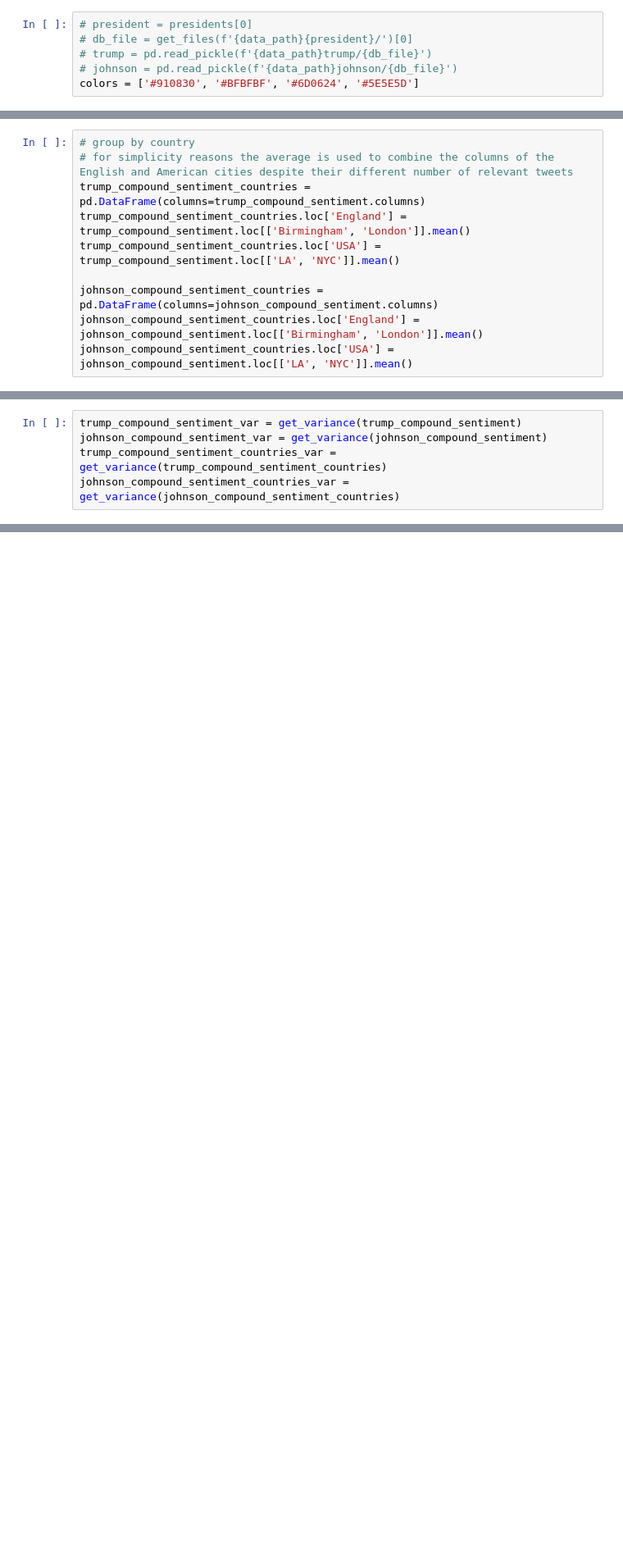
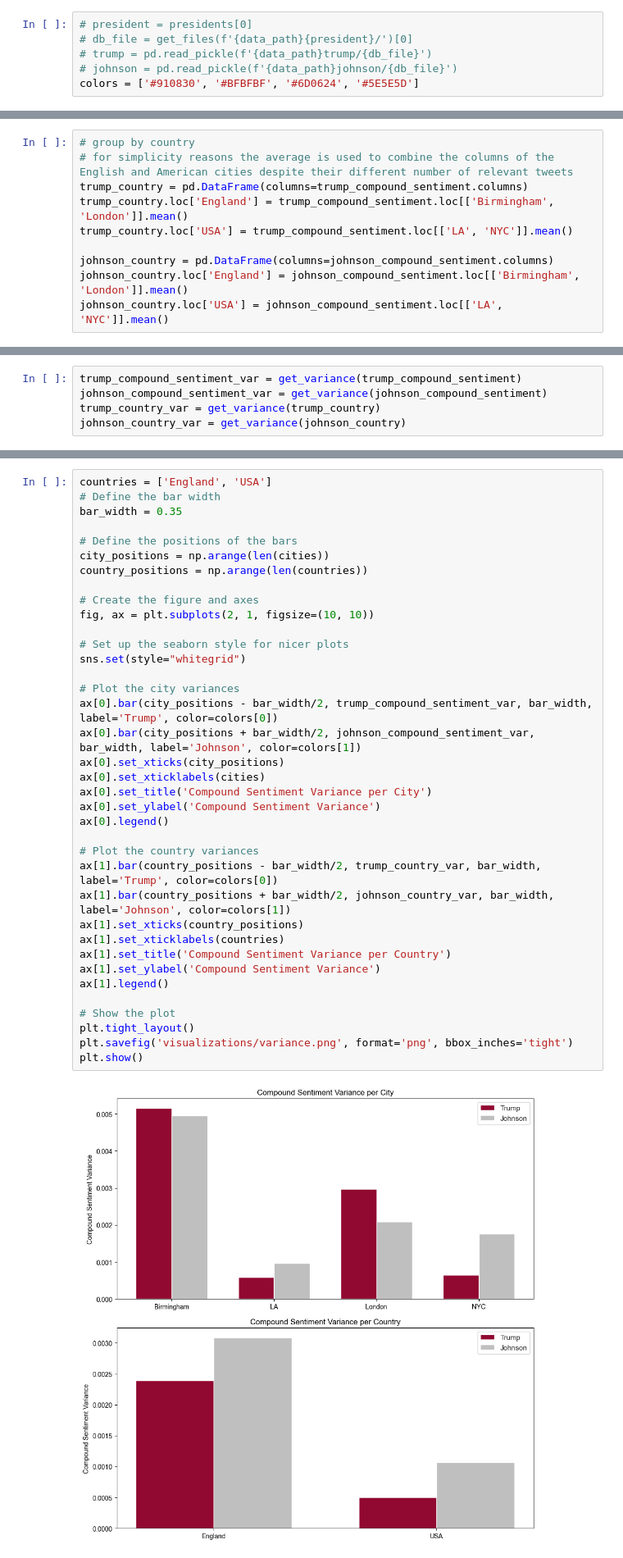
Before and after one commit to lgiesen/twitter-sentiment-analysis-politicians, a Jupyter notebook: 4_analysis-events.ipynb, the cells around one changed output, grey strips where cells are left out. Shown: that part at 82% size. Saved outputs shown, nothing was run; the diff lists cells and outputs as text; blank space fills up the shorter version.

```diff
--- a/4_analysis-events.ipynb
+++ b/4_analysis-events.ipynb
@@ -125,10 +116,10 @@ Significant Fluctuations for Boris Johnson
 # %%
 # group by country
 # for simplicity reasons the average is used to combine the columns of the English and American cities despite their different number of relevant tweets
-trump_compound_sentiment_countries = pd.DataFrame(columns=trump_compound_sentiment.columns)
-trump_compound_sentiment_countries.loc['England'] = trump_compound_sentiment.loc[['Birmingham', 'London']].mean()
-trump_compound_sentiment_countries.loc['USA'] = trump_compound_sentiment.loc[['LA', 'NYC']].mean()
+trump_country = pd.DataFrame(columns=trump_compound_sentiment.columns)
+trump_country.loc['England'] = trump_compound_sentiment.loc[['Birmingham', 'London']].mean()
+trump_country.loc['USA'] = trump_compound_sentiment.loc[['LA', 'NYC']].mean()
 
-johnson_compound_sentiment_countries = pd.DataFrame(columns=johnson_compound_sentiment.columns)
-johnson_compound_sentiment_countries.loc['England'] = johnson_compound_sentiment.loc[['Birmingham', 'London']].mean()
-johnson_compound_sentiment_countries.loc['USA'] = johnson_compound_sentiment.loc[['LA', 'NYC']].mean()
+johnson_country = pd.DataFrame(columns=johnson_compound_sentiment.columns)
+johnson_country.loc['England'] = johnson_compound_sentiment.loc[['Birmingham', 'London']].mean()
+johnson_country.loc['USA'] = johnson_compound_sentiment.loc[['LA', 'NYC']].mean()
@@ -143,5 +130,5 @@ def get_variance(data):
 # %%
 trump_compound_sentiment_var = get_variance(trump_compound_sentiment)
 johnson_compound_sentiment_var = get_variance(johnson_compound_sentiment)
-trump_compound_sentiment_countries_var = get_variance(trump_compound_sentiment_countries)
-johnson_compound_sentiment_countries_var = get_variance(johnson_compound_sentiment_countries)
+trump_country_var = get_variance(trump_country)
+johnson_country_var = get_variance(johnson_country)
@@ -193,3 +135,42 @@ plt.show()
+# %%
+countries = ['England', 'USA']
+# Define the bar width
+bar_width = 0.35
+
+# Define the positions of the bars
+city_positions = np.arange(len(cities))
+country_positions = np.arange(len(countries))
+
+# Create the figure and axes
+fig, ax = plt.subplots(2, 1, figsize=(10, 10))
+
+# Set up the seaborn style for nicer plots
+sns.set(style="whitegrid")
+
+# Plot the city variances
+ax[0].bar(city_positions - bar_width/2, trump_compound_sentiment_var, bar_width, label='Trump', color=colors[0])
+ax[0].bar(city_positions + bar_width/2, johnson_compound_sentiment_var, bar_width, label='Johnson', color=colors[1])
+ax[0].set_xticks(city_positions)
+ax[0].set_xticklabels(cities)
+ax[0].set_title('Compound Sentiment Variance per City')
+ax[0].set_ylabel('Compound Sentiment Variance')
+ax[0].legend()
+
+# Plot the country variances
+ax[1].bar(country_positions - bar_width/2, trump_country_var, bar_width, label='Trump', color=colors[0])
+ax[1].bar(country_positions + bar_width/2, johnson_country_var, bar_width, label='Johnson', color=colors[1])
+ax[1].set_xticks(country_positions)
+ax[1].set_xticklabels(countries)
+ax[1].set_title('Compound Sentiment Variance per Country')
+ax[1].set_ylabel('Compound Sentiment Variance')
+ax[1].legend()
+
+# Show the plot
+plt.tight_layout()
+plt.savefig('visualizations/variance.png', format='png', bbox_inches='tight')
+plt.show()
+# %% [output]
+[figure, added]
 # %%
 def plot_sentiment_with_highlights_and_timeframes(data, title, significant_points, timeframe=None, save_path=None):
     plt.figure(figsize=(15, 8))
```
Also changed, not shown: parts of 10 cells of this notebook, 3 other files.
